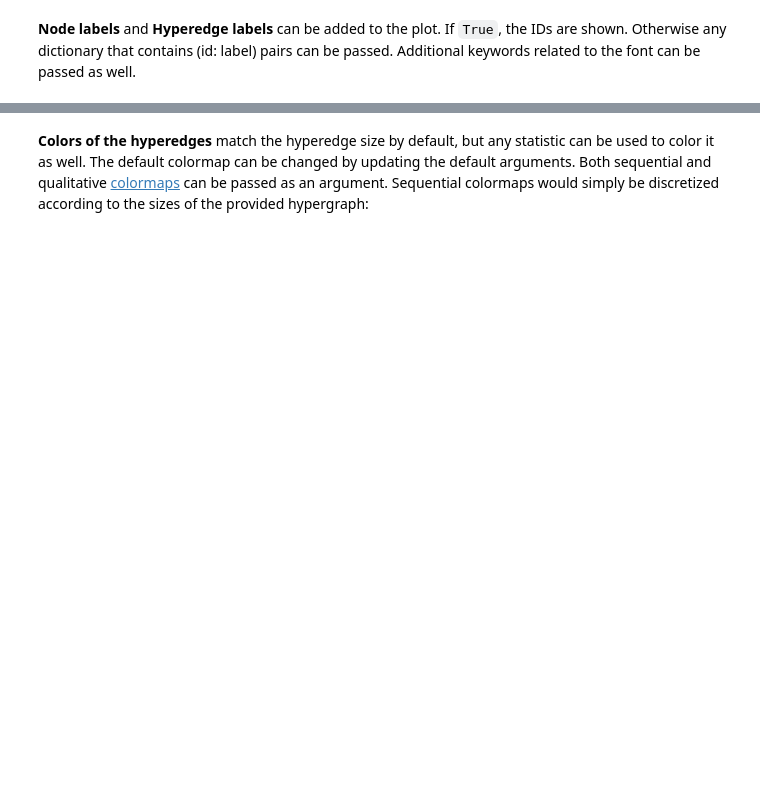
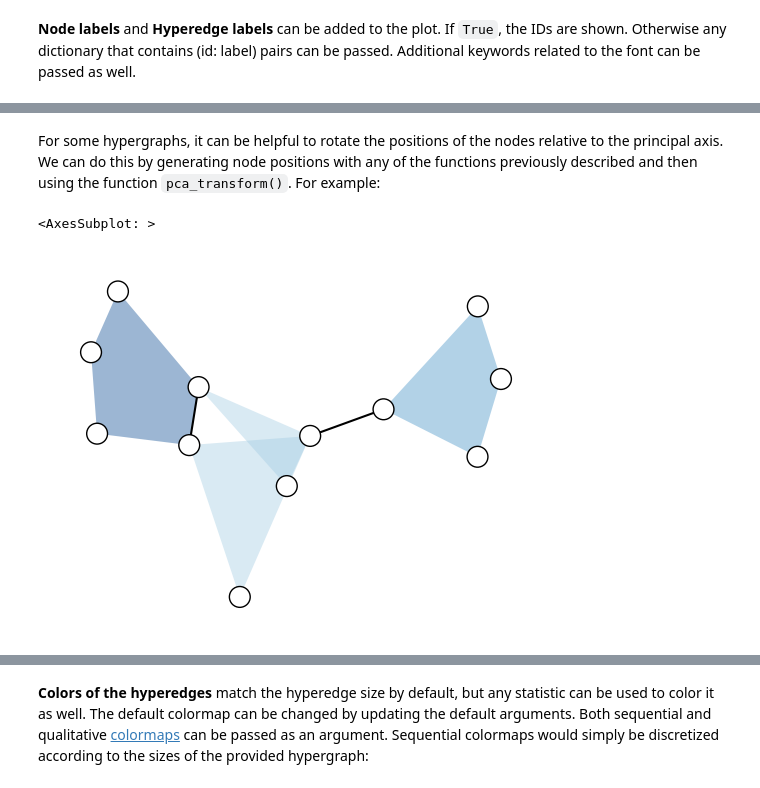
Before and after one commit to xgi-org/xgi, a Jupyter notebook: tutorials/Tutorial 5 - Plotting.ipynb, the cells around one changed output, grey strips where cells are left out. Cells and saved outputs as stored; diff of their text form; code cells hidden in the pictures; blank space fills up the shorter version.

```diff
--- a/tutorials/Tutorial 5 - Plotting.ipynb
+++ b/tutorials/Tutorial 5 - Plotting.ipynb
@@ -44,0 +48,8 @@ xgi.draw(H, pos, node_labels=True, hyperedge_labels=True)
+# %% [markdown]
+For some hypergraphs, it can be helpful to rotate the positions of the nodes relative to the principal axis. We can do this by generating node positions with any of the functions previously described and then using the function `pca_transform()`. For example:
+# %%
+transformed_pos = xgi.pca_transform(pos)
+xgi.draw(H, transformed_pos)
+# %% [output]
+<AxesSubplot: >
+[figure, added]
```
Also changed, not shown: parts of 12 cells of this notebook, 14 other files.
